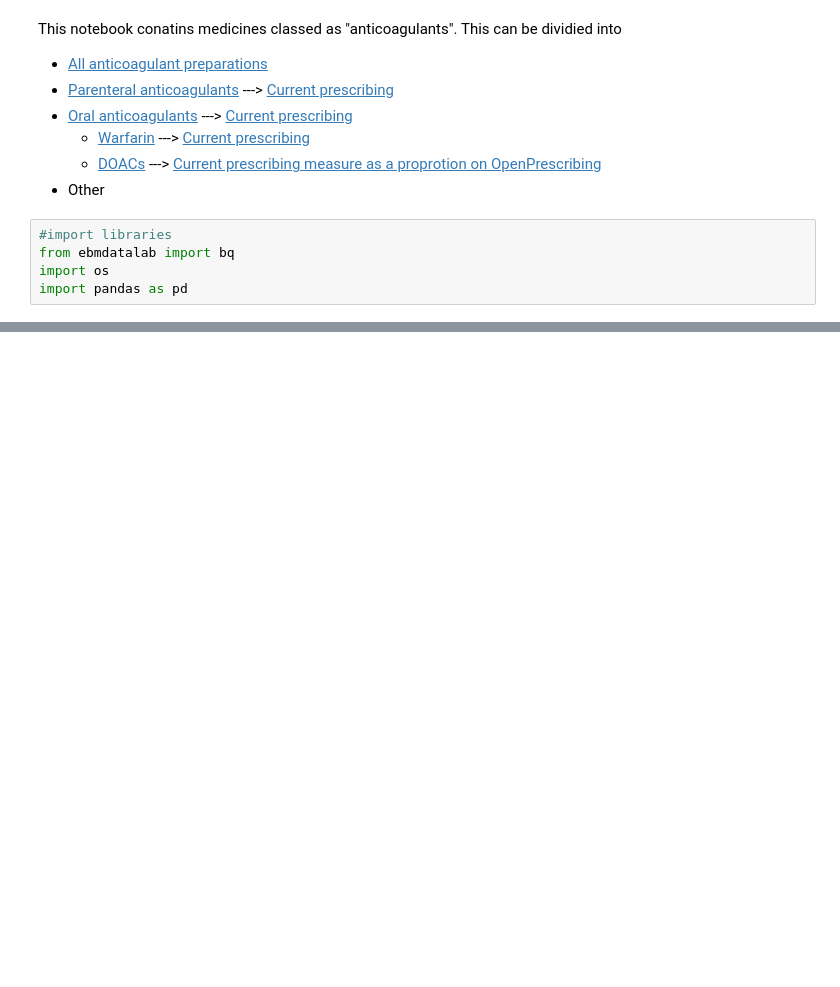
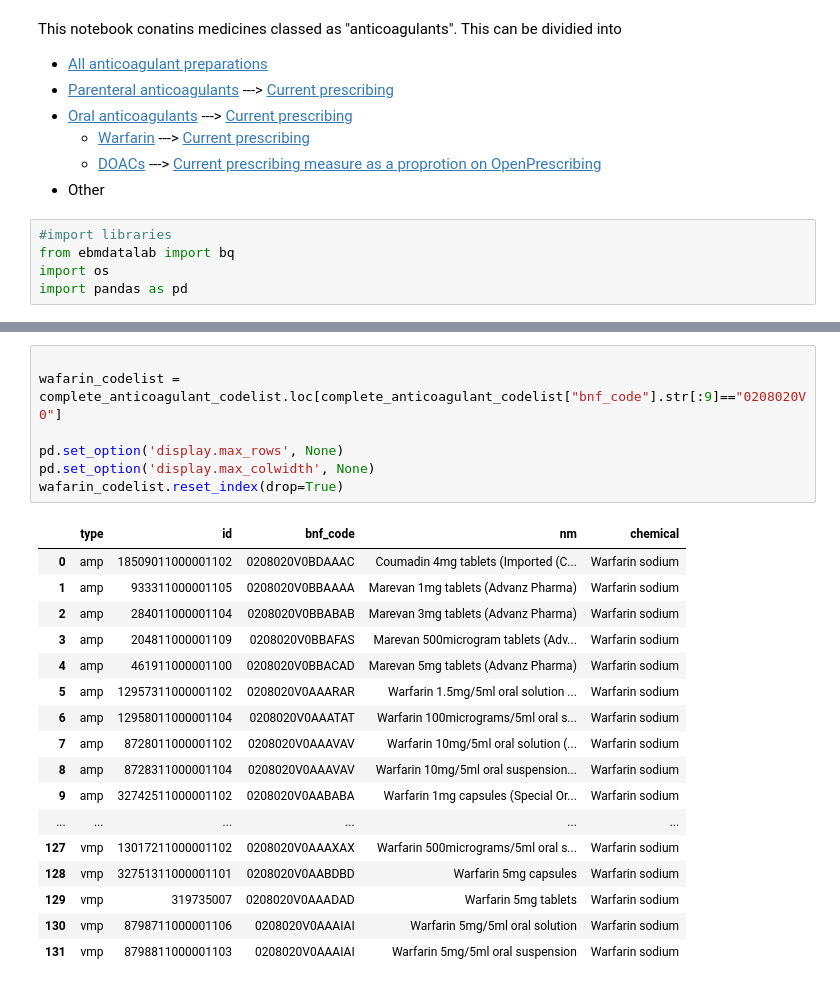
Before and after one commit to ebmdatalab/anticoagulant-covid-codelist-notebook, a Jupyter notebook: notebooks/anticoagulants.ipynb, the cells around one changed output, grey strips where cells are left out. Saved outputs shown, nothing was run; the diff lists cells and outputs as text; blank space fills up the shorter version.

```diff
--- a/notebooks/anticoagulants.ipynb
+++ b/notebooks/anticoagulants.ipynb
@@ -226,0 +156,25 @@ doac_codelist
+# %%
+
+wafarin_codelist = complete_anticoagulant_codelist.loc[complete_anticoagulant_codelist["bnf_code"].str[:9]=="0208020V0"]
+
+pd.set_option('display.max_rows', None)
+pd.set_option('display.max_colwidth', None)
+wafarin_codelist.reset_index(drop=True)
+# %% [output]
+|  | type | id | bnf_code | nm | chemical |
+| 0 | amp | 18509011000001102 | 0208020V0BDAAAC | Coumadin 4mg tablets (Imported (C... | Warfarin sodium |
+| 1 | amp | 933311000001105 | 0208020V0BBAAAA | Marevan 1mg tablets (Advanz Pharma) | Warfarin sodium |
+| 2 | amp | 284011000001104 | 0208020V0BBABAB | Marevan 3mg tablets (Advanz Pharma) | Warfarin sodium |
+| 3 | amp | 204811000001109 | 0208020V0BBAFAS | Marevan 500microgram tablets (Adv... | Warfarin sodium |
+| 4 | amp | 461911000001100 | 0208020V0BBACAD | Marevan 5mg tablets (Advanz Pharma) | Warfarin sodium |
+| 5 | amp | 12957311000001102 | 0208020V0AAARAR | Warfarin 1.5mg/5ml oral solution ... | Warfarin sodium |
+| 6 | amp | 12958011000001104 | 0208020V0AAATAT | Warfarin 100micrograms/5ml oral s... | Warfarin sodium |
+| 7 | amp | 8728011000001102 | 0208020V0AAAVAV | Warfarin 10mg/5ml oral solution (... | Warfarin sodium |
+| 8 | amp | 8728311000001104 | 0208020V0AAAVAV | Warfarin 10mg/5ml oral suspension... | Warfarin sodium |
+| 9 | amp | 32742511000001102 | 0208020V0AABABA | Warfarin 1mg capsules (Special Or... | Warfarin sodium |
+| ... | ... | ... | ... | ... | ... |
+| 127 | vmp | 13017211000001102 | 0208020V0AAAXAX | Warfarin 500micrograms/5ml oral s... | Warfarin sodium |
+| 128 | vmp | 32751311000001101 | 0208020V0AABDBD | Warfarin 5mg capsules | Warfarin sodium |
+| 129 | vmp | 319735007 | 0208020V0AAADAD | Warfarin 5mg tablets | Warfarin sodium |
+| 130 | vmp | 8798711000001106 | 0208020V0AAAIAI | Warfarin 5mg/5ml oral solution | Warfarin sodium |
+| 131 | vmp | 8798811000001103 | 0208020V0AAAIAI | Warfarin 5mg/5ml oral suspension | Warfarin sodium |
```
Also changed, not shown: parts of 16 cells of this notebook, 5 other files.
